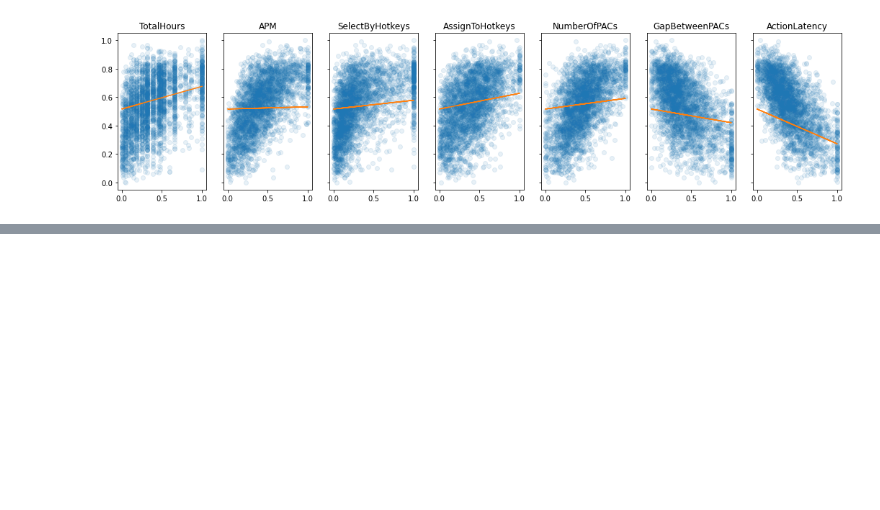
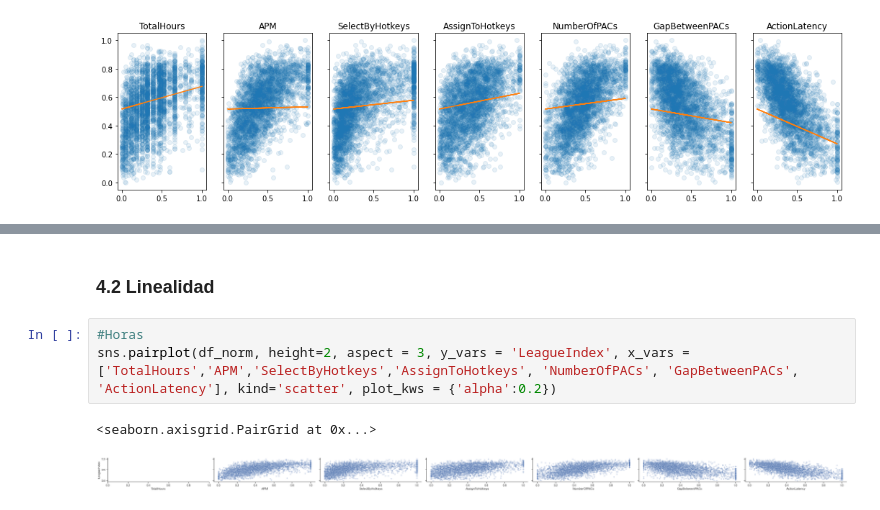
Before and after one commit to juandiegocardona/LaboratoriosBI, a Jupyter notebook: Laboratorio3/Laboratorio3.ipynb, the cells around one changed output, grey strips where cells are left out. Cells and saved outputs as stored; diff of their text form; blank space fills up the shorter version.

```diff
--- a/Laboratorio3/Laboratorio3.ipynb
+++ b/Laboratorio3/Laboratorio3.ipynb
@@ -293,0 +319,8 @@ for i in range(len(selected_cols)):
+# %% [markdown]
+### 4.2 Linealidad
+# %%
+#Horas
+sns.pairplot(df_norm, height=2, aspect = 3, y_vars = 'LeagueIndex', x_vars = ['TotalHours','APM','SelectByHotkeys','AssignToHotkeys', 'NumberOfPACs', 'GapBetweenPACs', 'ActionLatency'], kind='scatter', plot_kws = {'alpha':0.2})
+# %% [output]
+<seaborn.axisgrid.PairGrid at 0x...>
+[figure, added]
```
Also changed, not shown: parts of 21 cells of this notebook, 1 other file.
